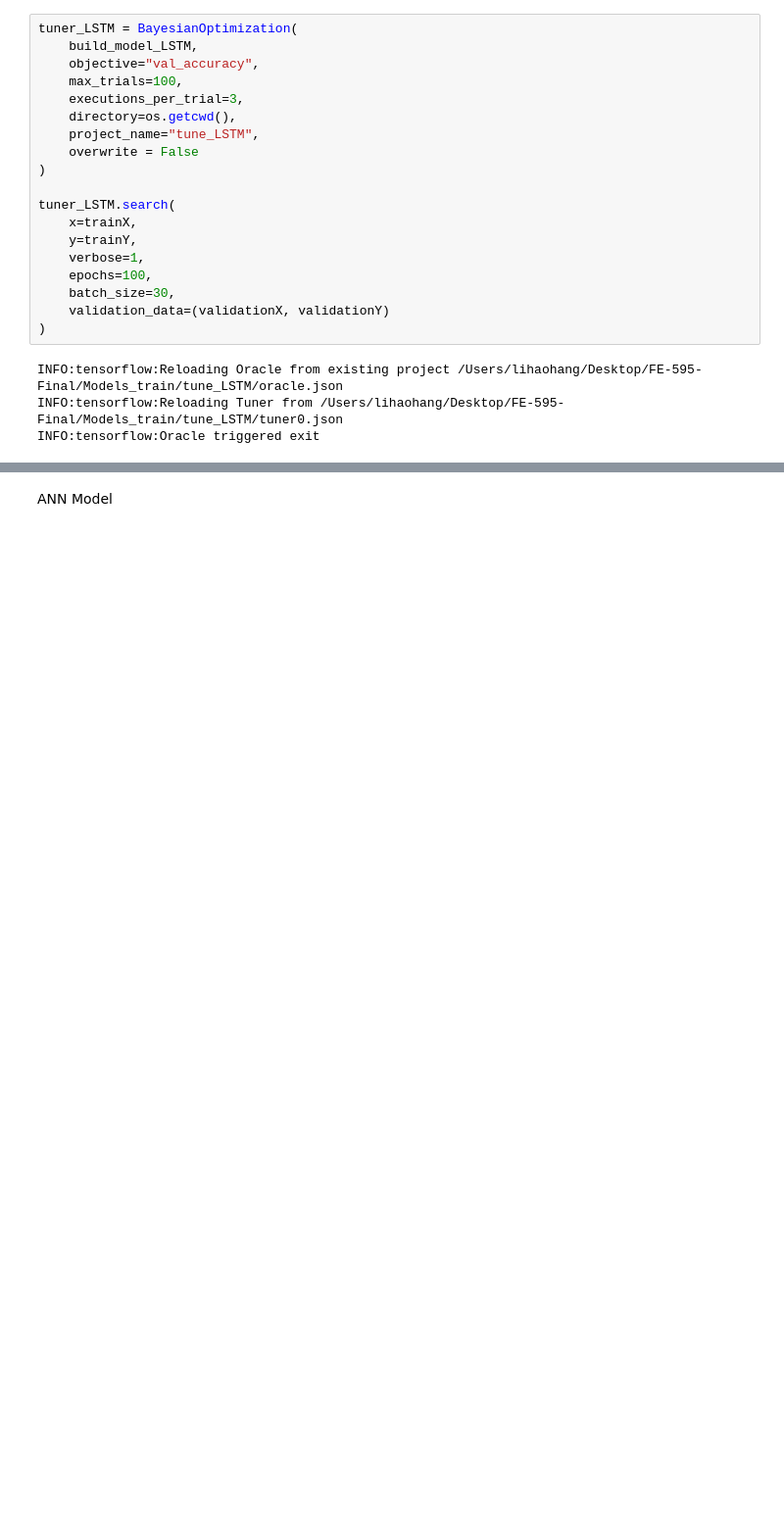
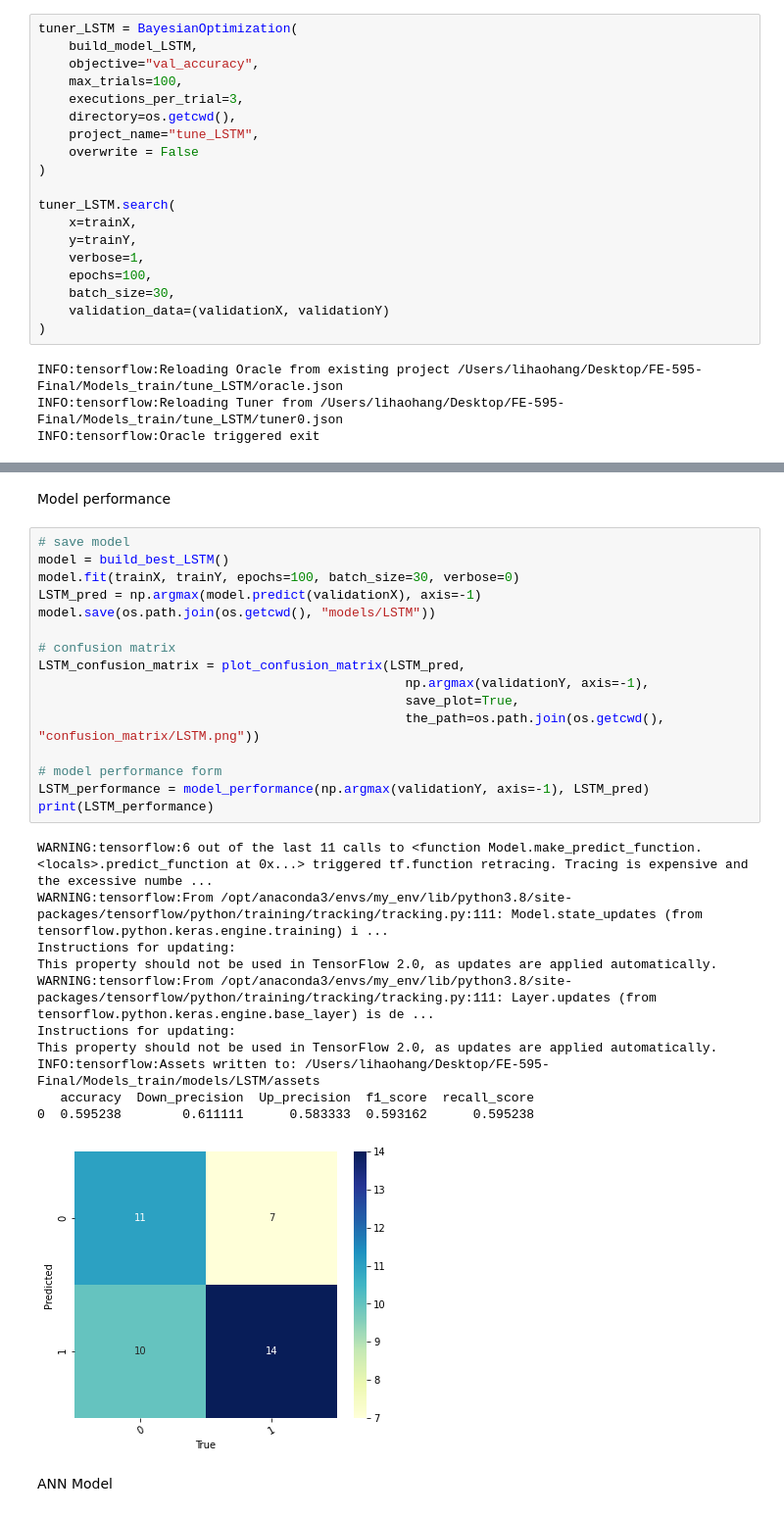
Before and after one commit to Acatsama0871/FE-595-Final, a Jupyter notebook: Models_train/Model_train_P1.ipynb, the cells around one changed output, grey strips where cells are left out. Shown at 98% size. Saved outputs shown, nothing was run; the diff lists cells and outputs as text; blank space fills up the shorter version.

```diff
--- a/Models_train/Model_train_P1.ipynb
+++ b/Models_train/Model_train_P1.ipynb
@@ -257,3 +375,33 @@ INFO:tensorflow:Oracle triggered exit
+# %% [markdown]
+Model performance
+# %%
+# save model
+model = build_best_LSTM()
+model.fit(trainX, trainY, epochs=100, batch_size=30, verbose=0)
+LSTM_pred = np.argmax(model.predict(validationX), axis=-1)
+model.save(os.path.join(os.getcwd(), "models/LSTM"))
+
+# confusion matrix
+LSTM_confusion_matrix = plot_confusion_matrix(LSTM_pred,
+                                                np.argmax(validationY, axis=-1),
+                                                save_plot=True,
+                                                the_path=os.path.join(os.getcwd(), "confusion_matrix/LSTM.png"))
+
+# model performance form
+LSTM_performance = model_performance(np.argmax(validationY, axis=-1), LSTM_pred)
+print(LSTM_performance)
+# %% [output]
+WARNING:tensorflow:6 out of the last 11 calls to <function Model.make_predict_function.<locals>.predict_function at 0x...> triggered tf.function retracing. Tracing is expensive and the excessive numbe ...
+WARNING:tensorflow:From /opt/anaconda3/envs/my_env/lib/python3.8/site-packages/tensorflow/python/training/tracking/tracking.py:111: Model.state_updates (from tensorflow.python.keras.engine.training) i ...
+Instructions for updating:
+This property should not be used in TensorFlow 2.0, as updates are applied automatically.
+WARNING:tensorflow:From /opt/anaconda3/envs/my_env/lib/python3.8/site-packages/tensorflow/python/training/tracking/tracking.py:111: Layer.updates (from tensorflow.python.keras.engine.base_layer) is de ...
+Instructions for updating:
+This property should not be used in TensorFlow 2.0, as updates are applied automatically.
+INFO:tensorflow:Assets written to: /Users/lihaohang/Desktop/FE-595-Final/Models_train/models/LSTM/assets
+   accuracy  Down_precision  Up_precision  f1_score  recall_score
+0  0.595238        0.611111      0.583333  0.593162      0.595238
+[figure, added]
 # %% [markdown]
 ANN Model
 # %% [markdown]
```
Also changed, not shown: parts of 17 cells of this notebook, 8 other files.
